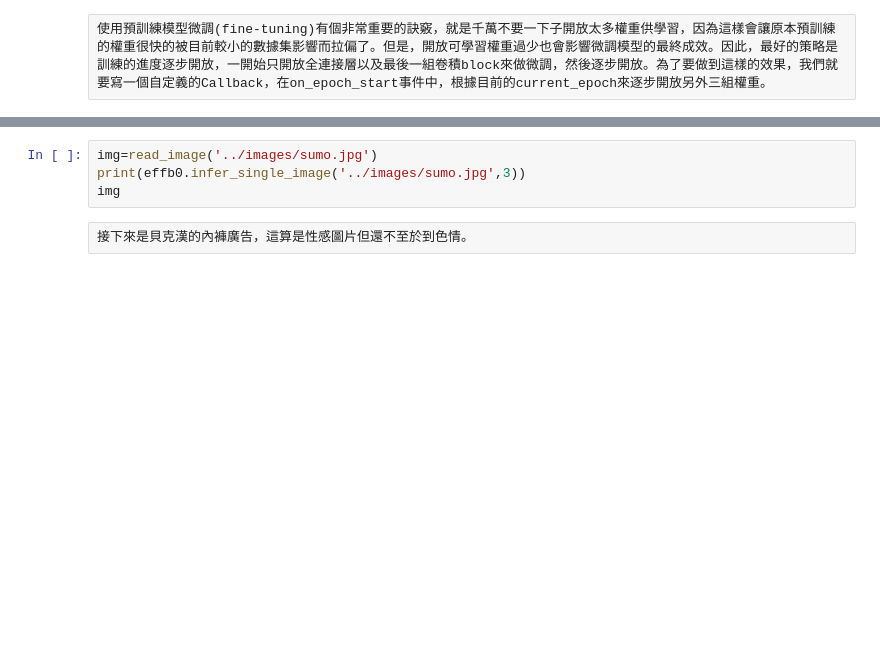
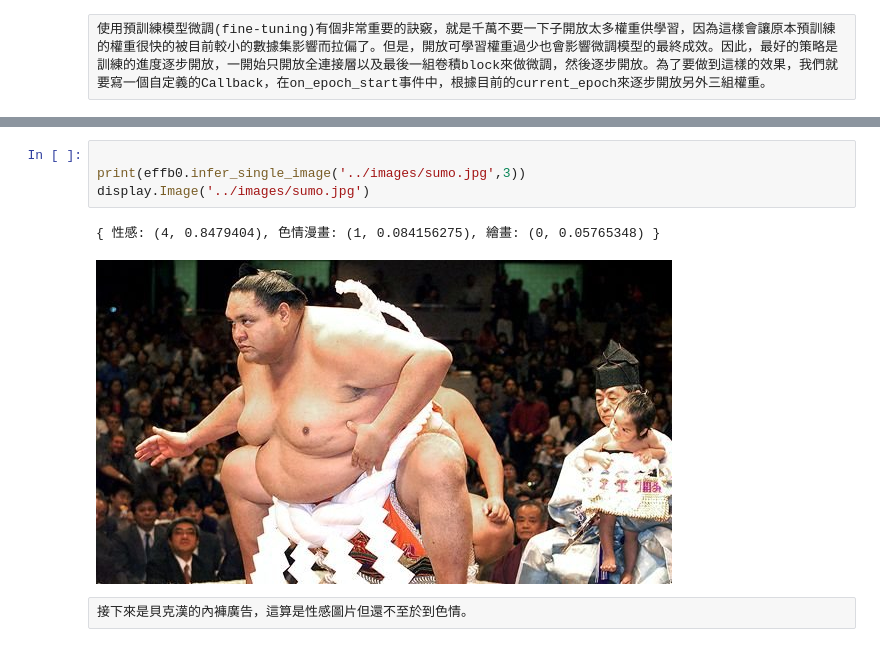
Before and after one commit to AllanYiin/DeepBelief_Course5_Examples, a Jupyter notebook: epoch103_鑑黃大師/porn_detector_tf.ipynb, the cells around one changed output, grey strips where cells are left out. Drawn from its saved outputs; the diff is of its cells as text; blank space fills up the shorter version.

```diff
--- a/epoch103_鑑黃大師/porn_detector_tf.ipynb
+++ b/epoch103_鑑黃大師/porn_detector_tf.ipynb
@@ -217,7 +284,10 @@ img
 # %%
-img=read_image('../images/sumo.jpg')
+
 print(effb0.infer_single_image('../images/sumo.jpg',3))
-img
+display.Image('../images/sumo.jpg')
+# %% [output]
+{ 性感: (4, 0.8479404), 色情漫畫: (1, 0.084156275), 繪畫: (0, 0.05765348) }
+[figure, added]
 # %% [raw]
 接下來是貝克漢的內褲廣告，這算是性感圖片但還不至於到色情。
 # %%
```
Also changed, not shown: parts of 43 cells of this notebook, 1 other file.
